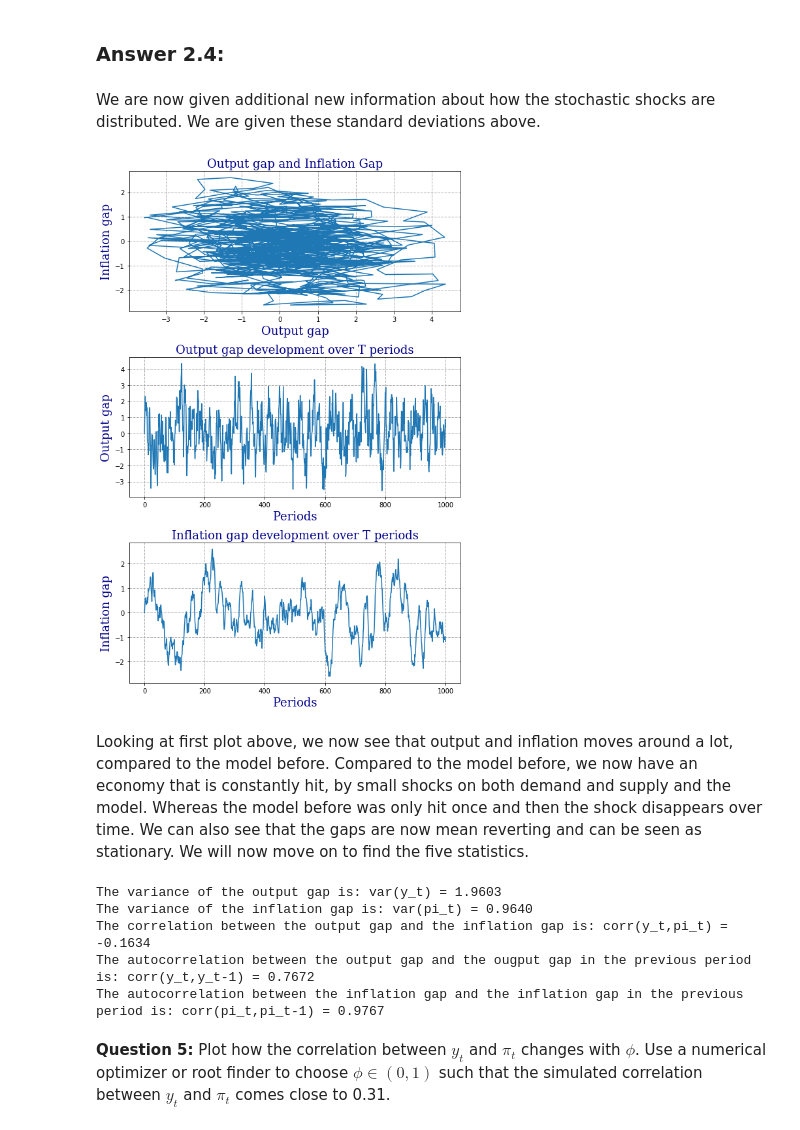
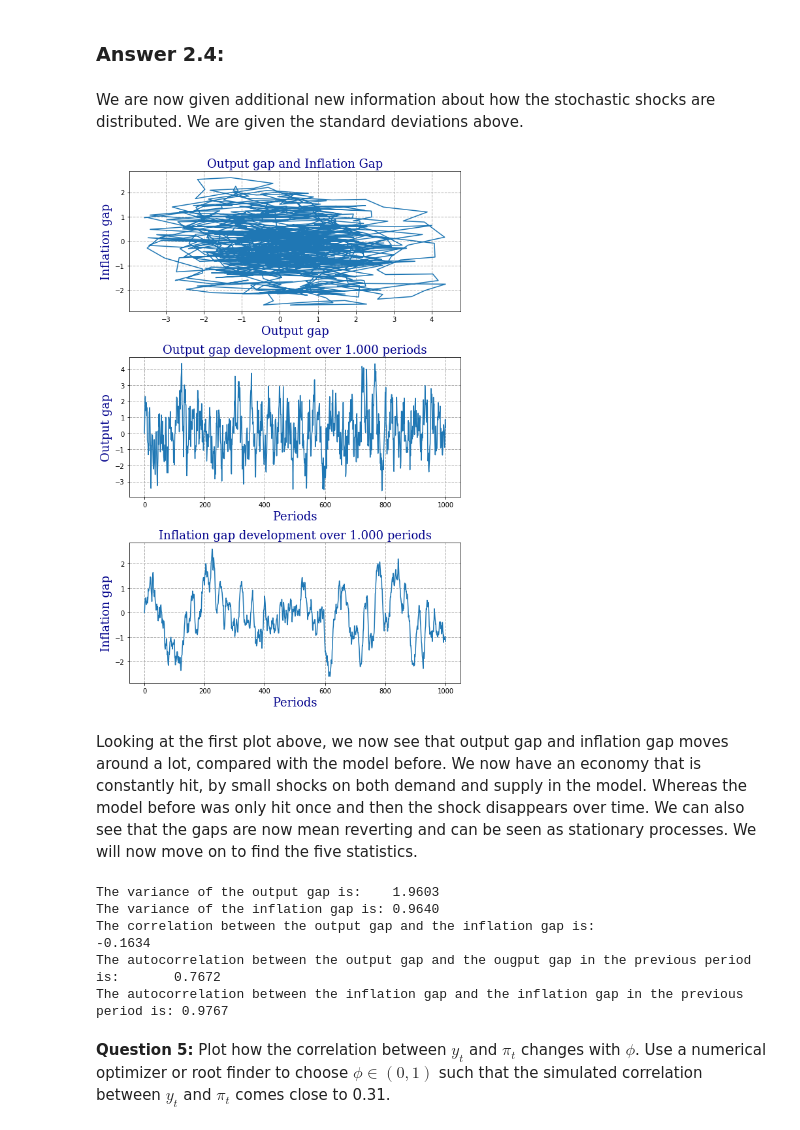
Before and after one commit to NumEconCopenhagen/projects-2019-nx31, a Jupyter notebook: examproject/examproject.ipynb, the cells around one changed output. Saved outputs shown, nothing was run; the diff lists cells and outputs as text; code cells hidden in the pictures.

```diff
--- a/examproject/examproject.ipynb
+++ b/examproject/examproject.ipynb
@@ -959,7 +935,7 @@ par['sigma_c'] = 0.2
 # %% [markdown]
 ### **Answer 2.4:**
 # %% [markdown]
-We are now given additional new information about how the stochastic shocks are distributed. We are given these standard deviations above.
+We are now given additional new information about how the stochastic shocks are distributed. We are given the standard deviations above.
 # %%
 # Defining periods, vectors, c, x and x_0
 seed = 2019
@@ -984,54 +960,58 @@ for t in range(1,T):
 # %%
 # Creating a figure
 periods2 = np.linspace(0,T,T)
 
 font = {'family':'serif','color':'darkblue','weight':'normal','size': 18,}
 
 plot2 = plt.figure(figsize=(8,12))
 
 ax = plot2.add_subplot(311)
 ax2 = plot2.add_subplot(312)
 ax3 = plot2.add_subplot(313)
 
 ax.plot(y_vec2,pi_vec2)
 ax.set_title('Output gap and Inflation Gap',fontdict=font)
 ax.set_xlabel('Output gap',fontdict=font)
 ax.set_ylabel('Inflation gap',fontdict=font)
 ax.grid(linestyle='--', linewidth=1)
 
 ax2.plot(periods2,y_vec2)
-ax2.set_title('Output gap development over T periods',fontdict=font)
+ax2.set_title('Output gap development over 1.000 periods',fontdict=font)
 ax2.set_xlabel('Periods',fontdict=font)
 ax2.set_ylabel('Output gap',fontdict=font)
 ax2.grid(linestyle='--', linewidth=1)
 
 ax3.plot(periods2,pi_vec2)
-ax3.set_title('Inflation gap development over T periods',fontdict=font)
+ax3.set_title('Inflation gap development over 1.000 periods',fontdict=font)
 ax3.set_xlabel('Periods',fontdict=font)
 ax3.set_ylabel('Inflation gap',fontdict=font)
 ax3.grid(linestyle='--', linewidth=1)
 
 plt.tight_layout()
 # %% [output]
-[figure, old version]
+[figure, new version]
 # %% [markdown]
-Looking at first plot above, we now see that output and inflation moves around a lot, compared to the model before. Compared to the model before, we now have an economy that is constantly hit, by small shocks on both demand and supply and the model. Whereas the model before was only hit once and then the shock disappears over time. We can also see that the gaps are now mean reverting and can be seen as stationary. We will now move on to find the five statistics.
+Looking at the first plot above, we now see that output gap and inflation gap moves around a lot, compared with the model before.
+We now have an economy that is constantly hit, by small shocks on both demand and supply in the model. Whereas the model before was only hit once and then the shock disappears over time. We can also see that the gaps are now mean reverting and can be seen as stationary processes. We will now move on to find the five statistics.
 # %%
+# correlation between the ouput gap and the inflation gap
 y_pi_corr = np.corrcoef(y_vec2,pi_vec2)
+# autocorrelation of the output gap
 y_auto = np.corrcoef(y_vec2[1:],y_vec2[:-1])
+# autocorrelation of the inflation gap
 pi_auto = np.corrcoef(pi_vec2[1:],pi_vec2[:-1])
 
-print(f'The variance of the output gap is: var(y_t) = {np.var(y_vec2):.4f}')
-print(f'The variance of the inflation gap is: var(pi_t) = {np.var(pi_vec2):.4f}')
-print(f'The correlation between the output gap and the inflation gap is: corr(y_t,pi_t) = {y_pi_corr[0,1]:.4f}')
-print(f'The autocorrelation between the output gap and the ougput gap in the previous period is: corr(y_t,y_t-1) = {y_auto[0,1]:.4f}')
-print(f'The autocorrelation between the inflation gap and the inflation gap in the previous period is: corr(pi_t,pi_t-1) = {pi_auto[0,1]:.4f}')
+print(f'The variance of the output gap is:    {np.var(y_vec2):.4f}')
+print(f'The variance of the inflation gap is: {np.var(pi_vec2):.4f}')
+print(f'The correlation between the output gap and the inflation gap is:                              {y_pi_corr[0,1]:.4f}')
+print(f'The autocorrelation between the output gap and the ougput gap in the previous period is:       {y_auto[0,1]:.4f}')
+print(f'The autocorrelation between the inflation gap and the inflation gap in the previous period is: {pi_auto[0,1]:.4f}')
 # %% [output]
-The variance of the output gap is: var(y_t) = 1.9603
-The variance of the inflation gap is: var(pi_t) = 0.9640
-The correlation between the output gap and the inflation gap is: corr(y_t,pi_t) = -0.1634
-The autocorrelation between the output gap and the ougput gap in the previous period is: corr(y_t,y_t-1) = 0.7672
-The autocorrelation between the inflation gap and the inflation gap in the previous period is: corr(pi_t,pi_t-1) = 0.9767
+The variance of the output gap is:    1.9603
+The variance of the inflation gap is: 0.9640
+The correlation between the output gap and the inflation gap is:                              -0.1634
+The autocorrelation between the output gap and the ougput gap in the previous period is:       0.7672
+The autocorrelation between the inflation gap and the inflation gap in the previous period is: 0.9767
 # %% [markdown]
 **Question 5:** Plot how the correlation between $y_t$ and $\pi_t$ changes with $\phi$. Use a numerical optimizer or root finder to choose $\phi\in(0,1)$ such that the simulated correlation between $y_t$ and $\pi_t$ comes close to 0.31.
 # %% [markdown]
```
Also changed, not shown: parts of 54 cells of this notebook.
